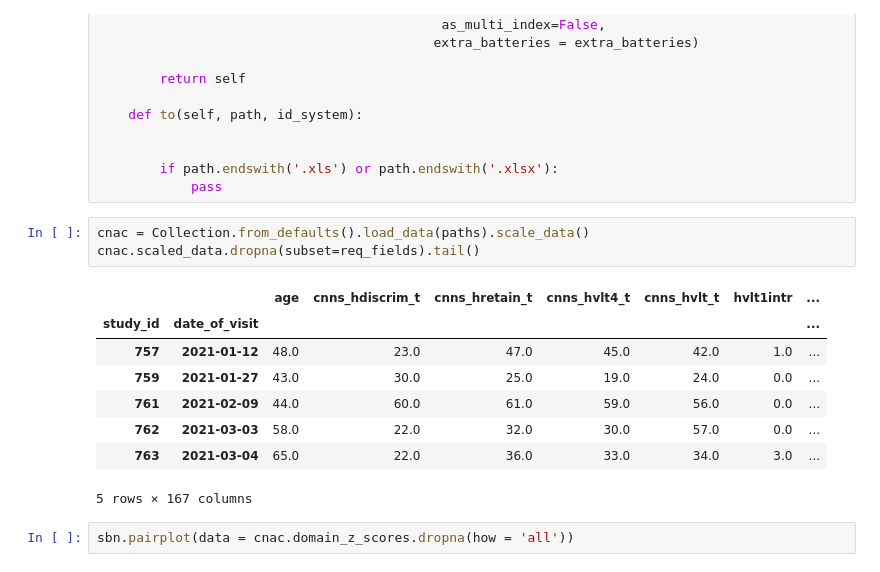
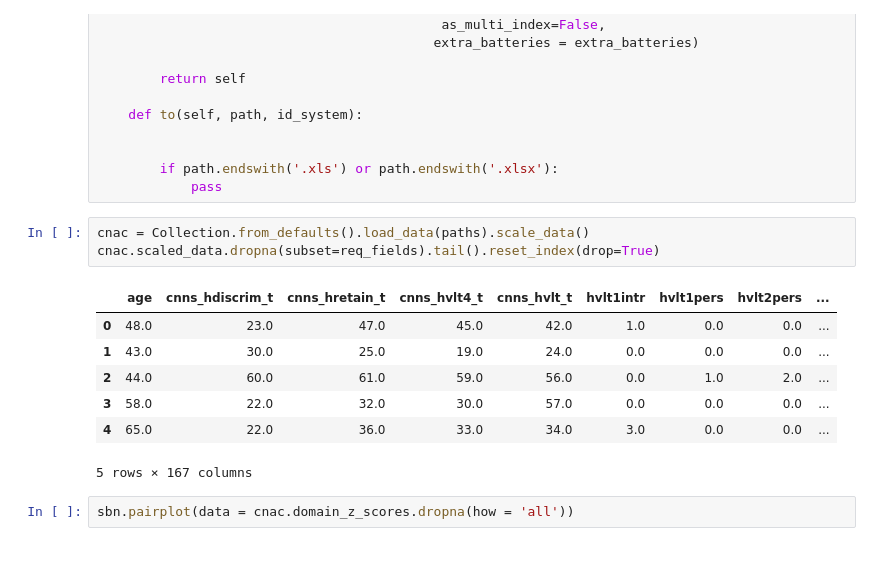
Before and after one commit to JudoWill/autoneuro, a Jupyter notebook: 03_domains.ipynb, the cells around one changed output. Saved outputs shown, nothing was run; the diff lists cells and outputs as text.

```diff
--- a/03_domains.ipynb
+++ b/03_domains.ipynb
@@ -1065,15 +1072,14 @@ class Collection(object):
             pass
 # %%
 cnac = Collection.from_defaults().load_data(paths).scale_data()
-cnac.scaled_data.dropna(subset=req_fields).tail()
+cnac.scaled_data.dropna(subset=req_fields).tail().reset_index(drop=True)
 # %% [output]
-|  |  | age | cnns_hdiscrim_t | cnns_hretain_t | cnns_hvlt4_t | cnns_hvlt_t | hvlt1intr | ... |
-| study_id | date_of_visit |  |  |  |  |  |  | ... |
-| 757 | 2021-01-12 | 48.0 | 23.0 | 47.0 | 45.0 | 42.0 | 1.0 | ... |
-| 759 | 2021-01-27 | 43.0 | 30.0 | 25.0 | 19.0 | 24.0 | 0.0 | ... |
-| 761 | 2021-02-09 | 44.0 | 60.0 | 61.0 | 59.0 | 56.0 | 0.0 | ... |
-| 762 | 2021-03-03 | 58.0 | 22.0 | 32.0 | 30.0 | 57.0 | 0.0 | ... |
-| 763 | 2021-03-04 | 65.0 | 22.0 | 36.0 | 33.0 | 34.0 | 3.0 | ... |
+|  | age | cnns_hdiscrim_t | cnns_hretain_t | cnns_hvlt4_t | cnns_hvlt_t | hvlt1intr | hvlt1pers | hvlt2pers | ... |
+| 0 | 48.0 | 23.0 | 47.0 | 45.0 | 42.0 | 1.0 | 0.0 | 0.0 | ... |
+| 1 | 43.0 | 30.0 | 25.0 | 19.0 | 24.0 | 0.0 | 0.0 | 0.0 | ... |
+| 2 | 44.0 | 60.0 | 61.0 | 59.0 | 56.0 | 0.0 | 1.0 | 2.0 | ... |
+| 3 | 58.0 | 22.0 | 32.0 | 30.0 | 57.0 | 0.0 | 0.0 | 0.0 | ... |
+| 4 | 65.0 | 22.0 | 36.0 | 33.0 | 34.0 | 3.0 | 0.0 | 0.0 | ... |
 5 rows × 167 columns
 # %%
 sbn.pairplot(data = cnac.domain_z_scores.dropna(how = 'all'))
```
Also changed, not shown: parts of 10 cells of this notebook, 3 other files.
